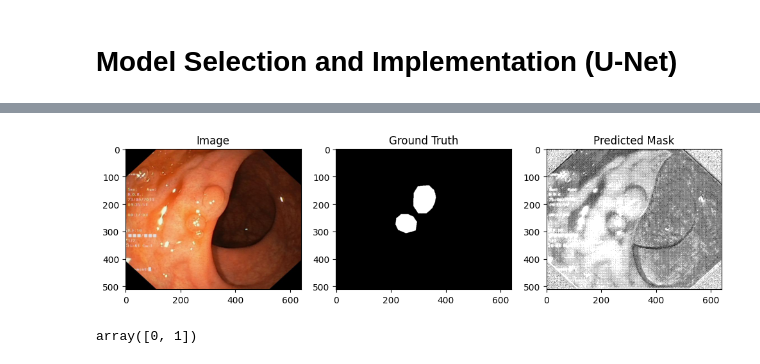
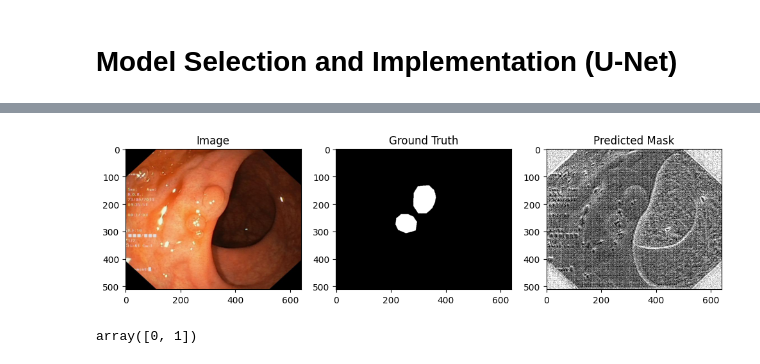
Before and after one commit to mitinull/polyp-segmentation-AI-Project-, a Jupyter notebook: polyp_segm.ipynb, the cells around one changed output, grey strips where cells are left out. Saved outputs shown, nothing was run; the diff lists cells and outputs as text; code cells hidden in the pictures.

```diff
--- a/polyp_segm.ipynb
+++ b/polyp_segm.ipynb
@@ -292,2 +228,0 @@ def build_unet_model():
-# %%
-unet_model = build_unet_model()
@@ -294,3 +287,5 @@ unet_model = build_unet_model()
+# %%
+model = unet_model()
 # %%
 # Predict an image before training to see if model is working
 
@@ -298,10 +293,10 @@ image = imgs_test[0]
 mask = msks_test[0]
 
 # Predict the mask
-predicted_mask = unet_model.predict(np.expand_dims(image, axis=0))[0]
+predicted_mask = model.predict(np.expand_dims(image, axis=0))[0]
 
 # Convert the predicted mask to a showable image
-predicted_mask = np.argmax(predicted_mask, axis=-1)
+predicted_mask = np.where(predicted_mask > 0.5, 1, 0)
 
 # Show the image, ground truth, and predicted mask
 plt.figure(figsize=(12, 8))
@@ -328,4 +322,4 @@ WARNING:tensorflow:6 out of the last 12 calls to <function Model.make_predict_fu
-[figure, old version]
+[figure, new version]
 # %%
 np.unique(predicted_mask)
 # %% [output]
```
Also changed, not shown: parts of 10 cells of this notebook.
